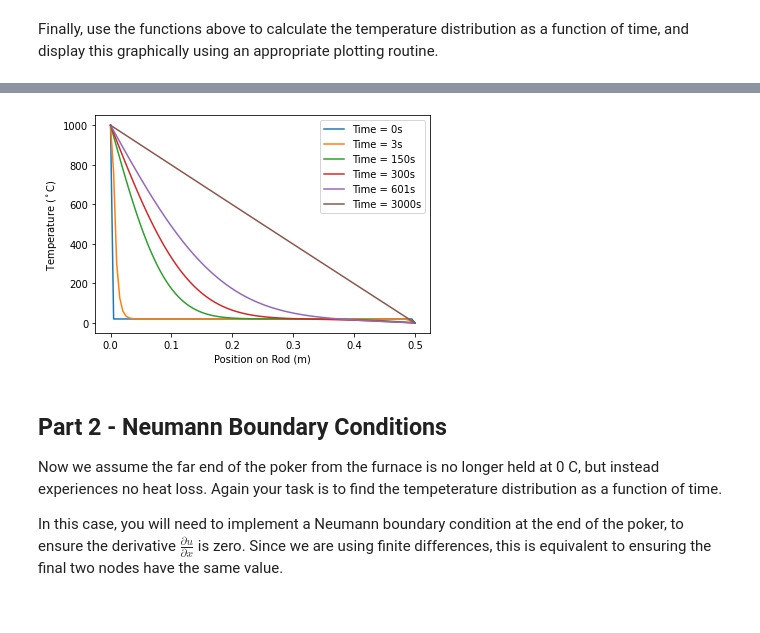
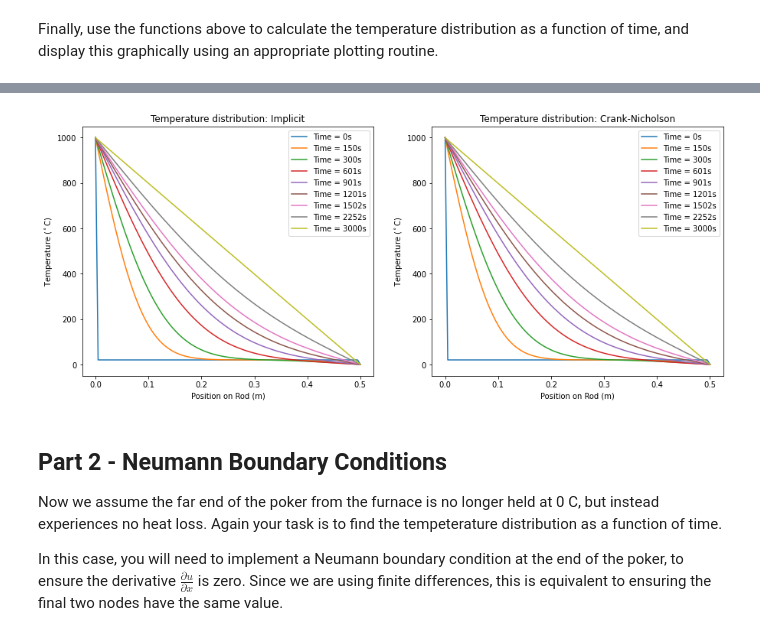
Before and after one commit to sam-you-ell/Computational-Physics, a Jupyter notebook: 3rd Year/PDEs/PDESolve.ipynb, the cells around one changed output, grey strips where cells are left out. Cells and saved outputs as stored; diff of their text form; code cells hidden in the pictures.

```diff
--- a/3rd Year/PDEs/PDESolve.ipynb
+++ b/3rd Year/PDEs/PDESolve.ipynb
@@ -189,22 +242,27 @@ Finally, use the functions above to calculate the temperature distribution as a
 # %%
 #--------------------------------------------------------------------
 #Finally, we implement a simple loop to calculate the temperature distribution for all the time steps, and then plot using matplotlib.
+# This cell may be a little bit dense.
 #--------------------------------------------------------------------
 def time_temp(FiniteDifference, T, scheme):
-    grid = np.full((T, FiniteDifference.N), 20.0) # size T x 200
-    grid[:, 0] = FiniteDifference.d_0
-    u = np.full(FiniteDifference.N-2, 20.00)
-    internal = grid[:, 1:FiniteDifference.N-1]
+    """
+    Our function for calculating the temperature distribution up to a specified timestep (T). Also handles which boundary conditions are applied, as how we update changes for
+    neumann
+    """
+    grid = np.full((T, FiniteDifference.N), 20.0) # our full grid for the rod, extremes are held at 1000C and 0C
+    grid[:, 0] = FiniteDifference.d_0 # setting the start of the rod to be 1000C
+    u = np.full(FiniteDifference.N-2, 20.00) # our known initial temperatures along the rod
+    internal = grid[:, 1:FiniteDifference.N-1] # our internal nodes for the rod
     if FiniteDifference.bc == 'dirichlet':
-        grid[:, -1] = FiniteDifference.d_N
+        grid[:, -1] = FiniteDifference.d_N # setting the end of the rod to be held at 0C for the dirichlet BC's
         for k in range(1, T):
-            internal[k, ] = transport(FiniteDifference, u, Iron, scheme)
-            u[:] = internal[k, ]
+            internal[k, ] = transport(FiniteDifference, u, Iron, scheme) # calculate u_n1
+            u[:] = internal[k, ] #update old u_n and then repeat
     elif FiniteDifference.bc == 'neumann':
         for k in range(1, T):
             internal[k, ] = transport(FiniteDifference, u, Iron, scheme)
             # internal[:, -1] = internal[:, -2]
-            grid[:, -1] = grid[:, -2]
+            grid[:, -1] = grid[:, -2] # neumann requires the last two values in the temperature distribution to be held at the same temperature
             u[:] = internal[k, ]
     return grid
 
@@ -216,25 +274,39 @@ ts = np.linspace(0, Time, timepoints)
 xs = np.linspace(0, Iron.L, numpoints)
 
 Dirichlet = FiniteDifference(numpoints, ts, xs, 1000, 0, 'dirichlet')
-# print(time_temp(Dirichlet, Time)[-1])
+# print(time_temp(Dirichlet, Time, 'Crank-Nicholson'))
 
+# ---------------------------------------------------
+# def timeplots(k:int, n:int, FiniteDifference, T, scheme): old plotting function
+#     timelabel = "%.0f"%ts[k]
+#     fig, axs = plt.subplots(1, 2, figsize=(16, 6))
+#     axs[n].set_title(f"Temperature distribution: %s Scheme" % scheme)
+#     axs[n].set_ylabel('Temperature ($^\circ$C)')
+#     axs[n].set_xlabel('Position on Rod (m)')
+#     axs[n].plot(xs, time_temp(FiniteDifference, T, scheme)[k,:], label = f'Time = {timelabel}s')
+#     plt.legend()
+# ---------------------------------------------------
 
-# intensity = np.transpose(time_temp(Implicit, T))
+def dirichletplots():
+    '''
+    Plotting function to show the two schemes side-by-side, takes a while to plot however :/
+    '''
+    fig, axs = plt.subplots(1, 2, figsize=(15, 6))
 
-def timeplots(k:int, FiniteDifference, T):
-    timelabel = "%.0f"%ts[k]
-    plt.ylabel('Temperature ($^\circ$C)')
-    plt.xlabel('Position on Rod (m)')
-    plt.plot(xs, time_temp(FiniteDifference, T)[k,:], label = f'Time = {timelabel}s')
-    plt.legend()
-# for i in range(0, -1, 10):
-#     timeplots([i], Dirichlet, Time)
-timeplots(0, Dirichlet, Time)
-timeplots(1, Dirichlet, Time)
-timeplots(50, Dirichlet, Time)
-timeplots(100, Dirichlet, Time)
-timeplots(200, Dirichlet, Time)
-# timeplots(300, Dirichlet, Time)
-# timeplots(400, Dirichlet, Time)
-timeplots(-1, Dirichlet, Time)
+    axs[0].set_title("Temperature distribution: Implicit")
+    axs[0].set_ylabel('Temperature ($^\circ$C)')
+    axs[0].set_xlabel('Position on Rod (m)')
+
+    axs[1].set_title("Temperature distribution: Crank-Nicholson")
+    axs[1].set_ylabel('Temperature ($^\circ$C)')
+    axs[1].set_xlabel('Position on Rod (m)')
+    plots = [0, 50, 100, 200, 300, 400, 500, 750, -1]
+    for k in plots:
+        timelabel = "%.0f"%ts[k]
+        axs[0].plot(xs, time_temp(Dirichlet, Time, 'Implicit')[k,:], label = f'Time = {timelabel}s')
+        axs[1].plot(xs, time_temp(Dirichlet, Time, 'Crank-Nicholson')[k,:], label = f'Time = {timelabel}s')
+    axs[0].legend()
+    axs[1].legend()
+    plt.show()
+# dirichletplots()
 # %% [output]
@@ -261,4 +313,4 @@ timeplots(-1, Dirichlet, Time)
-[figure, old version]
+[figure, new version]
 # %% [markdown]
 ## Part 2 - Neumann Boundary Conditions
 
```
Also changed, not shown: parts of 12 cells of this notebook.
